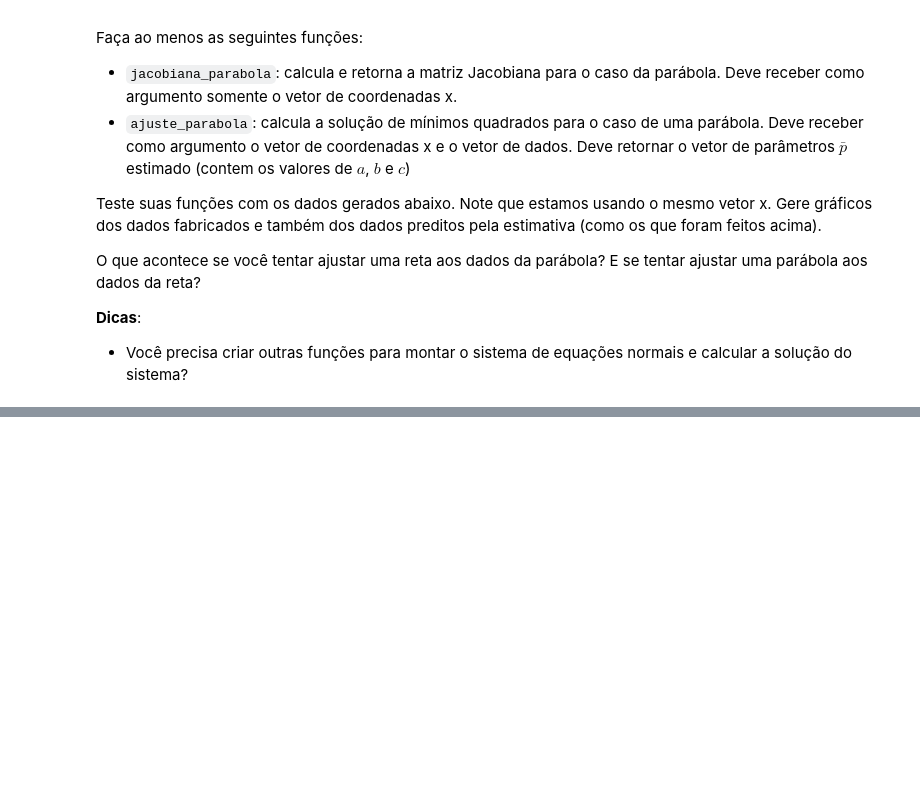
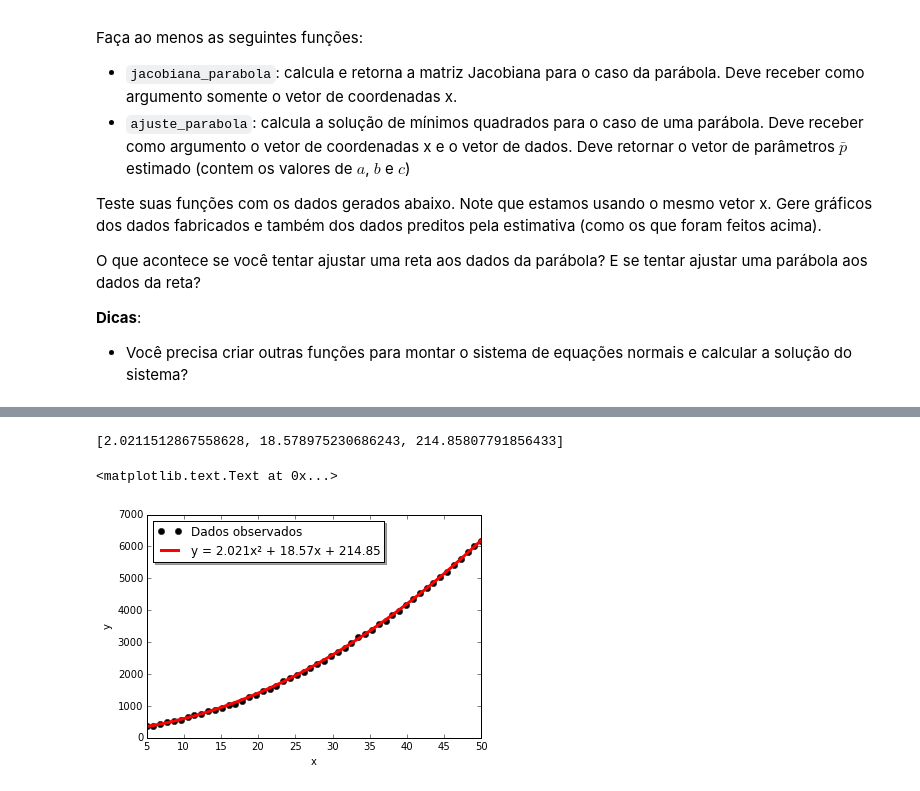
Before and after one commit to mat-esp-2015/minimos-quadrados-221b-baker-street-london, a Jupyter notebook: minimos-quadrados.ipynb, the cells around one changed output, grey strips where cells are left out. Saved outputs shown, nothing was run; the diff lists cells and outputs as text; code cells hidden in the pictures; blank space fills up the shorter version.

```diff
--- a/minimos-quadrados.ipynb
+++ b/minimos-quadrados.ipynb
@@ -431,3 +472,28 @@ dados_parabola = a_par*x**2 + b_par*x + c_par + erro
+# %%
+l = ajuste_parabola(x,dados_parabola)
+print(l)
+# %% [output]
+[2.0211512867558628, 18.578975230686243, 214.85807791856433]
+# %%
+"a_par = {:.4f}".format(2.0211512867558628)
+"b_par = {:.4f}".format(18.578975230686243)
+"c_par = {:.4f}".format(214.85807791856433)
+y = a_par*x*x + b_par*x + c_par
+# %%
+# Cria um gráfico.
+plt.figure()
+# Plota os valores das coordenadas x, y em bolas pretas.
+plt.plot(x, dados_parabola, "ok", label='Dados observados')
+plt.plot(x, y, "-r", linewidth=3, label='y = 2.021x² + 18.57x + 214.85')
+#legenda
+legend = plt.legend(loc='upper left', shadow=True, fontsize='large')
+# Dá título ao eixo x.
+plt.xlabel("x")
+# Dá título ao eixo y.
+plt.ylabel("y")
+# %% [output]
+<matplotlib.text.Text at 0x...>
+[figure, added]
 # %% [markdown]
 ### Resultado esperado
 
```
Also changed, not shown: parts of 5 cells of this notebook.
